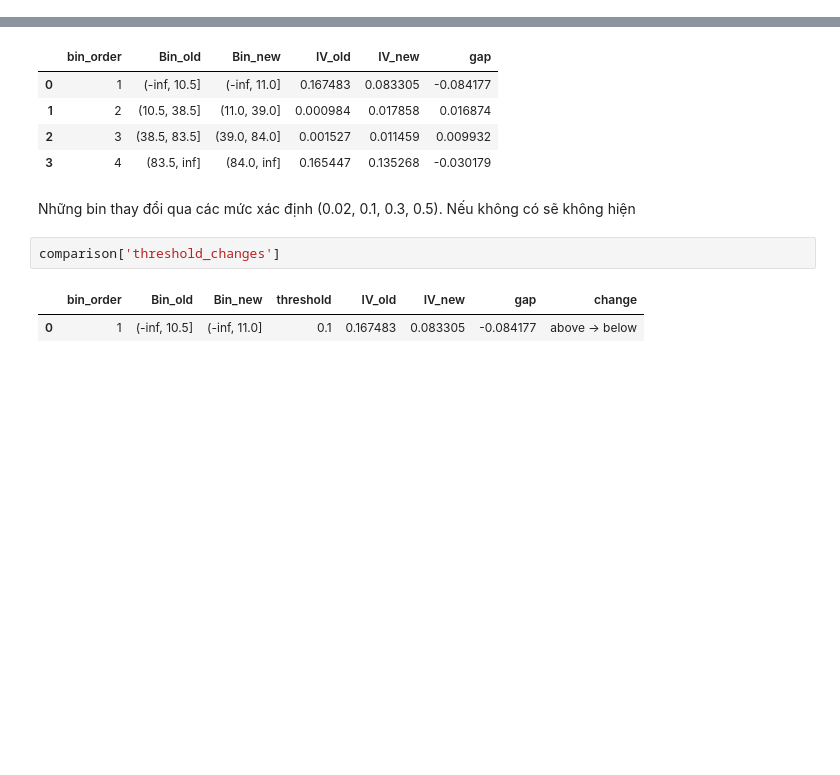
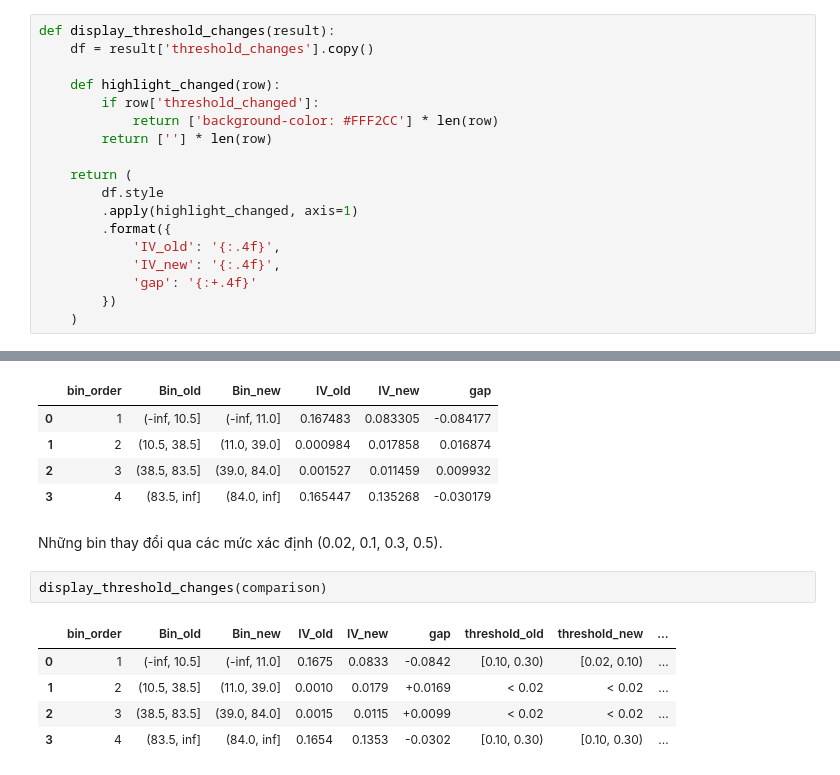
Before and after one commit to locluclak/AutoBinning_based_WOE_IV, a Jupyter notebook: autobinning_ver2.ipynb, the cells around one changed output, grey strips where cells are left out. Drawn from its saved outputs; the diff is of its cells as text; blank space fills up the shorter version.

Commit message:
update: hightlight table shows bins changing threshold

```diff
--- a/autobinning_ver2.ipynb
+++ b/autobinning_ver2.ipynb
@@ -542,6 +564,24 @@ def display_woe_tables(
         display(HTML(flex_container))
 
     return woe_tables, flex_container
+# %%
+def display_threshold_changes(result):
+    df = result['threshold_changes'].copy()
+
+    def highlight_changed(row):
+        if row['threshold_changed']:
+            return ['background-color: #FFF2CC'] * len(row)
+        return [''] * len(row)
+
+    return (
+        df.style
+        .apply(highlight_changed, axis=1)
+        .format({
+            'IV_old': '{:.4f}',
+            'IV_new': '{:.4f}',
+            'gap': '{:+.4f}'
+        })
+    )
 # %% [markdown]
 ## Đọc file csv
 # %%
@@ -815,9 +855,12 @@ comparison['iv_bin_comparison']
 | 2 | 3 | (38.5, 83.5] | (39.0, 84.0] | 0.001527 | 0.011459 | 0.009932 |
 | 3 | 4 | (83.5, inf] | (84.0, inf] | 0.165447 | 0.135268 | -0.030179 |
 # %% [markdown]
-Những bin thay đổi qua các mức xác định (0.02, 0.1, 0.3, 0.5). Nếu không có sẽ không hiện
+Những bin thay đổi qua các mức xác định (0.02, 0.1, 0.3, 0.5).
-# %%
-comparison['threshold_changes']
-# %% [output]
-|  | bin_order | Bin_old | Bin_new | threshold | IV_old | IV_new | gap | change |
-| 0 | 1 | (-inf, 10.5] | (-inf, 11.0] | 0.1 | 0.167483 | 0.083305 | -0.084177 | above -> below |
+# %%
+display_threshold_changes(comparison)
+# %% [output]
+|  | bin_order | Bin_old | Bin_new | IV_old | IV_new | gap | threshold_old | threshold_new | ... |
+| 0 | 1 | (-inf, 10.5] | (-inf, 11.0] | 0.1675 | 0.0833 | -0.0842 | [0.10, 0.30) | [0.02, 0.10) | ... |
+| 1 | 2 | (10.5, 38.5] | (11.0, 39.0] | 0.0010 | 0.0179 | +0.0169 | < 0.02 | < 0.02 | ... |
+| 2 | 3 | (38.5, 83.5] | (39.0, 84.0] | 0.0015 | 0.0115 | +0.0099 | < 0.02 | < 0.02 | ... |
+| 3 | 4 | (83.5, inf] | (84.0, inf] | 0.1654 | 0.1353 | -0.0302 | [0.10, 0.30) | [0.10, 0.30) | ... |
```
Also changed, not shown: parts of 1 cell of this notebook.
